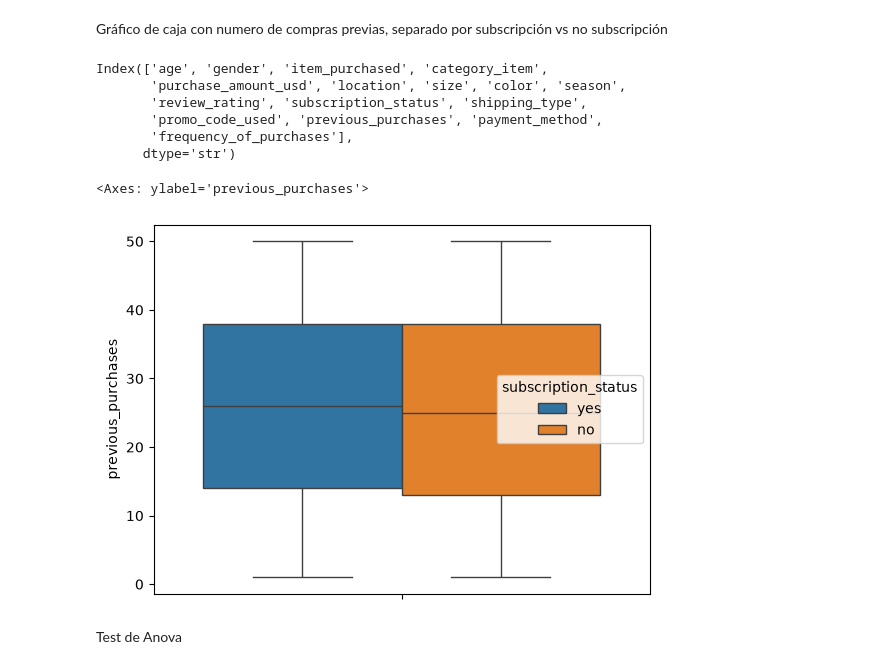
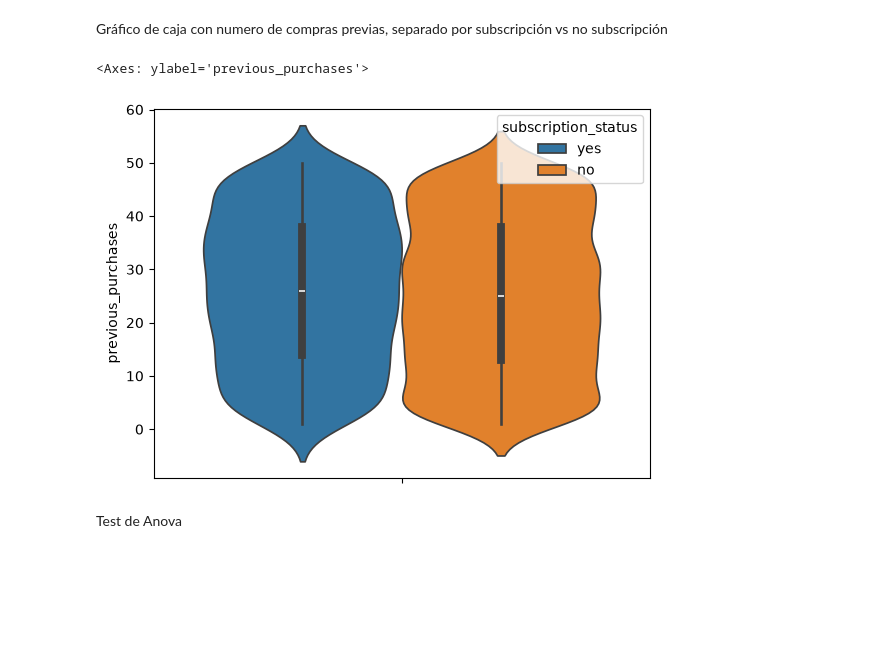
Before and after one commit to ianCristianAriel/2024-eeuu-comportamiento-consumidor, a Jupyter notebook: notebooks/5_machine_learning.ipynb, the cells around one changed output. Cells and saved outputs as stored; diff of their text form; code cells hidden in the pictures; blank space fills up the shorter version.

```diff
--- a/notebooks/5_machine_learning.ipynb
+++ b/notebooks/5_machine_learning.ipynb
@@ -722,19 +672,10 @@ np.float64(0.0)
 H2. Numero de compras previas mayores, tienden a estar relacionadas con mayor probabilidad de subscripción
 # %% [markdown]
 Gráfico de caja con numero de compras previas, separado por subscripción vs no subscripción
-# %%
-df_processed.columns
-# %% [output]
-Index(['age', 'gender', 'item_purchased', 'category_item',
-       'purchase_amount_usd', 'location', 'size', 'color', 'season',
-       'review_rating', 'subscription_status', 'shipping_type',
-       'promo_code_used', 'previous_purchases', 'payment_method',
-       'frequency_of_purchases'],
-      dtype='str')
 # %%
-sns.boxplot(df_processed, y='previous_purchases', hue='subscription_status')
+sns.violinplot(df_processed, y='previous_purchases', hue='subscription_status')
 # %% [output]
 <Axes: ylabel='previous_purchases'>
-[figure, old version]
+[figure, new version]
 # %% [markdown]
 Test de Anova
```
Also changed, not shown: parts of 125 cells of this notebook, 1 other file.
